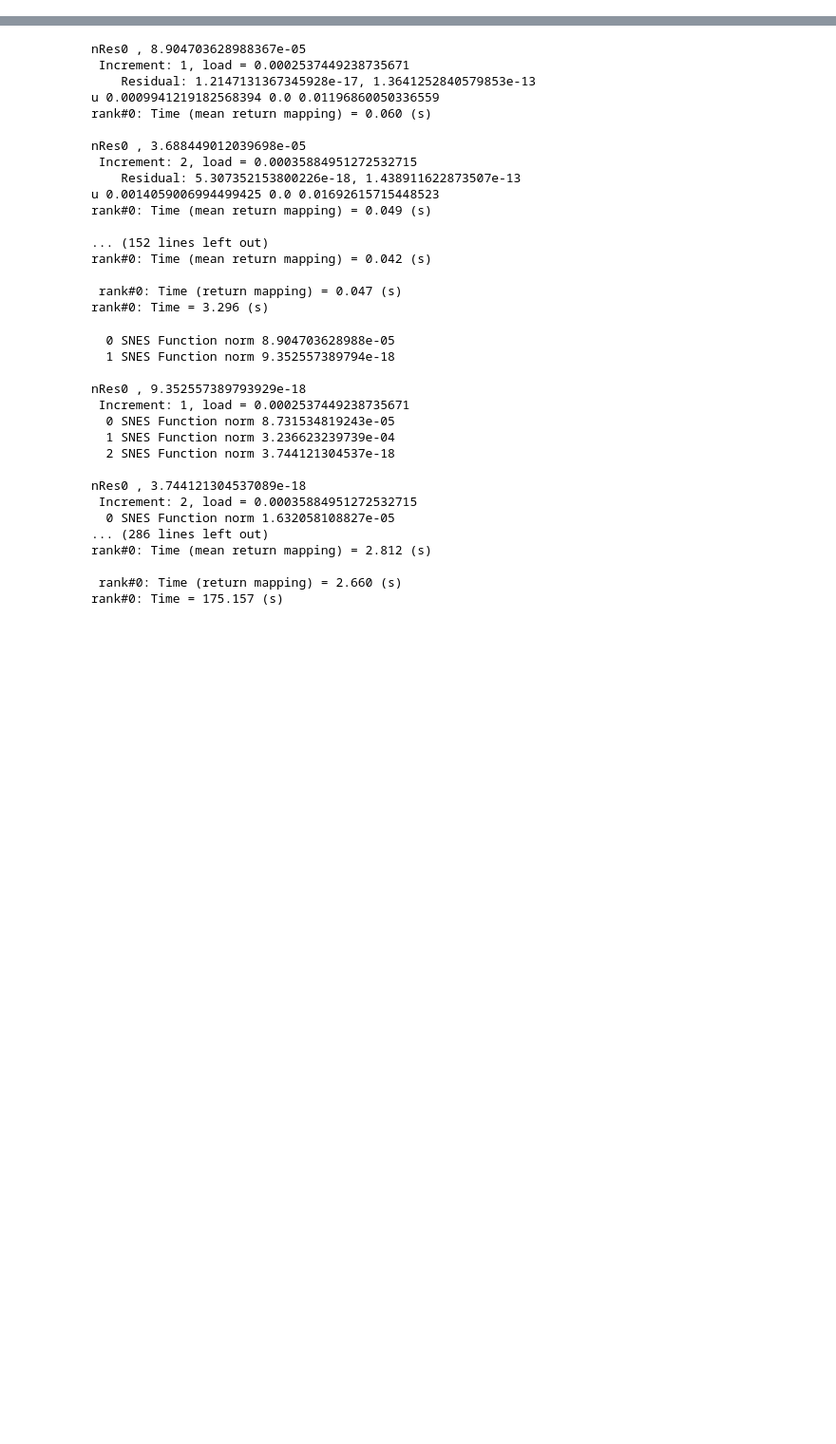
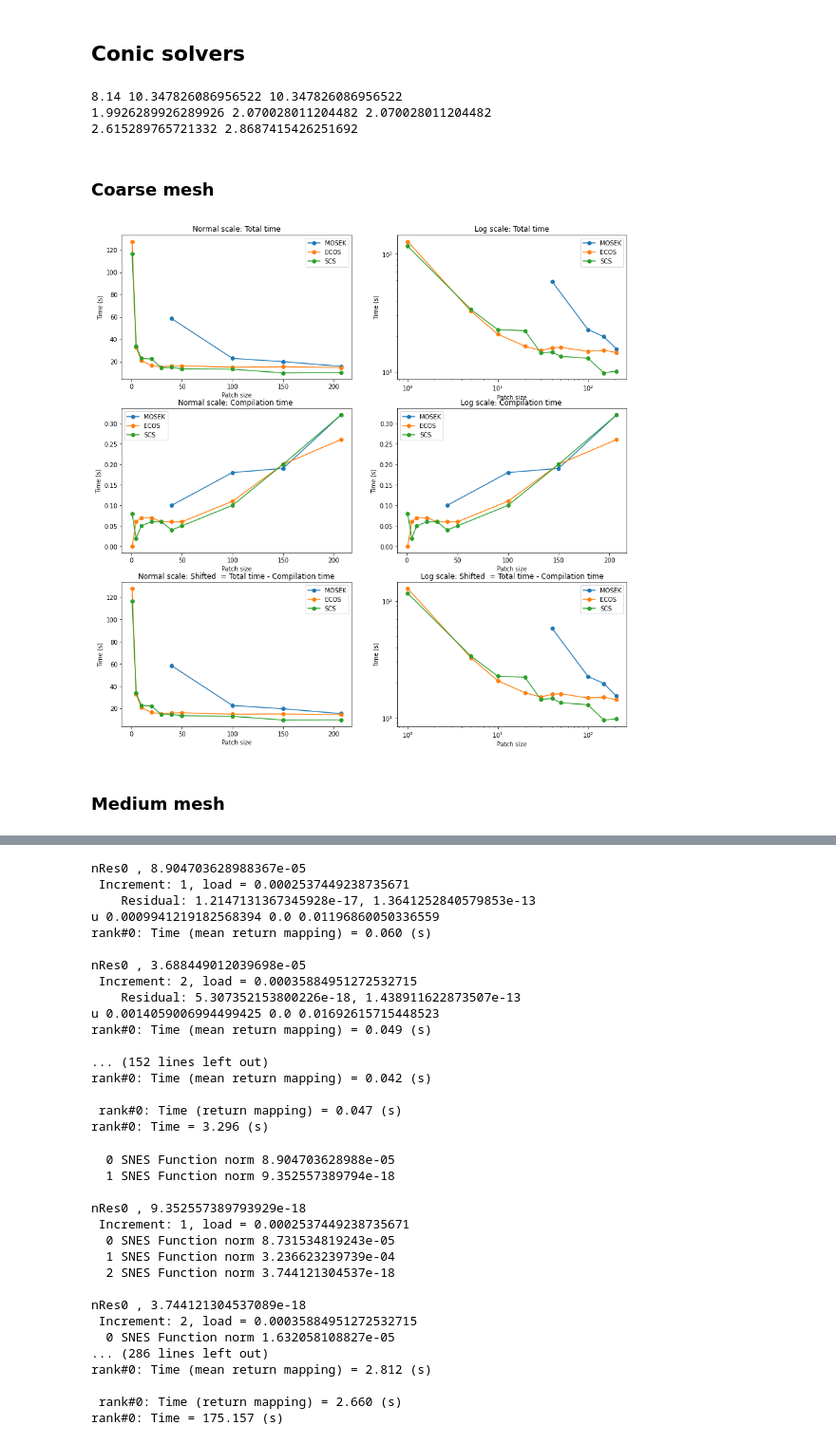
Before and after one commit to a-latyshev/convex-plasticity, a Jupyter notebook: optimisation/plasticity_analysis.ipynb, the cells around one changed output, grey strips where cells are left out. Shown at 95% size. Drawn from its saved outputs; the diff is of its cells as text; code cells hidden in the pictures; blank space fills up the shorter version.

```diff
--- a/optimisation/plasticity_analysis.ipynb
+++ b/optimisation/plasticity_analysis.ipynb
@@ -160,0 +118,17 @@ plot_dsiplacement(p, results)
+# %% [markdown]
+## Conic solvers
+# %%
+# MESH DATA
+# coarse: 50 nodes (global), 69 cells (global), 207 quadrature_points (global)
+# medium: 407 nodes (global), 714 cells (global), 2142 quadrature_points (Q2 space)
+# 811 nodes (global), 1478 cells (global), 4434 quadrature_points (global)
+# 2121 nodes (global), 4240 cells (global),  quadrature_points (global)
+print(407/50, 714/69, 2142/207)
+print(811/407, 1478/714, 4434/2142)
+print(2121/811, 4240/1478)
+# %% [output]
+8.14 10.347826086956522 10.347826086956522
+1.9926289926289926 2.070028011204482 2.070028011204482
+2.615289765721332 2.8687415426251692
+# %% [markdown]
+### Coarse mesh
@@ -160,0 +151,59 @@ plot_dsiplacement(p, results)
+# %%
+patch_sizes_MOSEK = [40, 100, 150, 207]
+MOSEK_compile = np.array([0.41 - 0.31, 0.37 - 0.19, 0.34 - 0.15, 0.45 - 0.13])
+MOSEK = [58.45, 22.84, 19.86, 15.67]
+
+patch_sizes = [1, 5, 10, 20, 30, 40, 50, 100, 150, 207]
+
+ECOS_compile = np.array([0, 0.33 - 0.27, 0.25 - 0.18, 0.23 - 0.16, 0.21 - 0.15, 0.2 - 0.14, 0.21 - 0.15, 0.24 - 0.13, 0.35 - 0.15, 0.38 - 0.12])
+ECOS = [127.61, 32.85, 20.87, 16.49, 15.15, 16, 16.13, 14.93, 15.22, 14.59]
+
+SCS_compile = np.array([0.93 - 0.85, 0.22 - 0.20, 0.18 - 0.13, 0.19 - 0.13, 0.15 - 0.09, 0.13 - 0.09, 0.14 - 0.09, 0.19 - 0.09, 0.29 - 0.09, 0.38 - 0.06])
+SCS = [116.28, 33.97, 22.78, 22.33, 14.45, 14.71, 13.52, 13.05, 9.79, 10.12]
+# %%
+fig, ax = plt.subplots(3, 2, figsize=(15,15))
+
+# fig.suptitle('Coarse mesh')
+
+ax[0][0].set_title('Normal scale: Total time')
+ax[0][0].plot(patch_sizes_MOSEK, MOSEK, "-o", label='MOSEK')
+ax[0][0].plot(patch_sizes, ECOS, "-o", label='ECOS')
+ax[0][0].plot(patch_sizes, SCS, "-o", label='SCS')
+
+ax[1][0].set_title('Normal scale: Compilation time ')
+ax[1][0].plot(patch_sizes_MOSEK, MOSEK_compile, "-o", label='MOSEK')
+ax[1][0].plot(patch_sizes, ECOS_compile, "-o", label='ECOS')
+ax[1][0].plot(patch_sizes, SCS_compile, "-o", label='SCS')
+
+ax[2][0].set_title('Normal scale: Shifted  = Total time - Compilation time')
+ax[2][0].plot(patch_sizes_MOSEK, MOSEK - MOSEK_compile, "-o", label='MOSEK')
+ax[2][0].plot(patch_sizes, ECOS - ECOS_compile, "-o", label='ECOS')
+ax[2][0].plot(patch_sizes, SCS - SCS_compile, "-o", label='SCS')
+
+ax[0][1].set_title('Log scale: Total time')
+ax[0][1].loglog(patch_sizes_MOSEK, MOSEK, "-o", label='MOSEK')
+ax[0][1].loglog(patch_sizes, ECOS, "-o", label='ECOS')
+ax[0][1].loglog(patch_sizes, SCS, "-o", label='SCS')
+
+ax[1][1].set_title('Log scale: Compilation time ')
+ax[1][1].plot(patch_sizes_MOSEK, MOSEK_compile, "-o", label='MOSEK')
+ax[1][1].plot(patch_sizes, ECOS_compile, "-o", label='ECOS')
+ax[1][1].plot(patch_sizes, SCS_compile, "-o", label='SCS')
+
+ax[2][1].set_title('Log scale: Shifted  = Total time - Compilation time')
+ax[2][1].loglog(patch_sizes_MOSEK, MOSEK - MOSEK_compile, "-o", label='MOSEK')
+ax[2][1].loglog(patch_sizes, ECOS - ECOS_compile, "-o", label='ECOS')
+ax[2][1].loglog(patch_sizes, SCS - SCS_compile, "-o", label='SCS')
+
+for i in range(3):
+    for j in range(2):
+        ax[i][j].legend()
+        ax[i][j].set_xlabel("Patch size")
+        ax[i][j].set_ylabel("Time (s)")
+
+plt.savefig("img/conic_solvers_coarse.png")
+# fig.tight_layout()
+# %% [output]
+[figure, added]
+# %% [markdown]
+### Medium mesh
```
Also changed, not shown: parts of 85 cells of this notebook, 10 other files.
